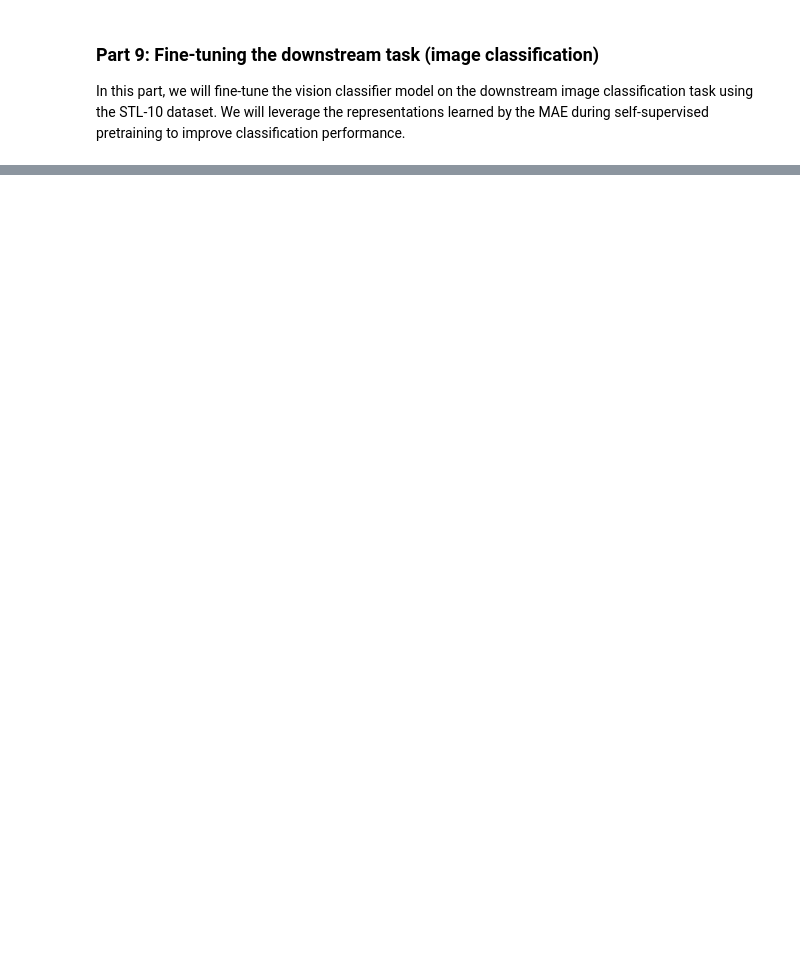
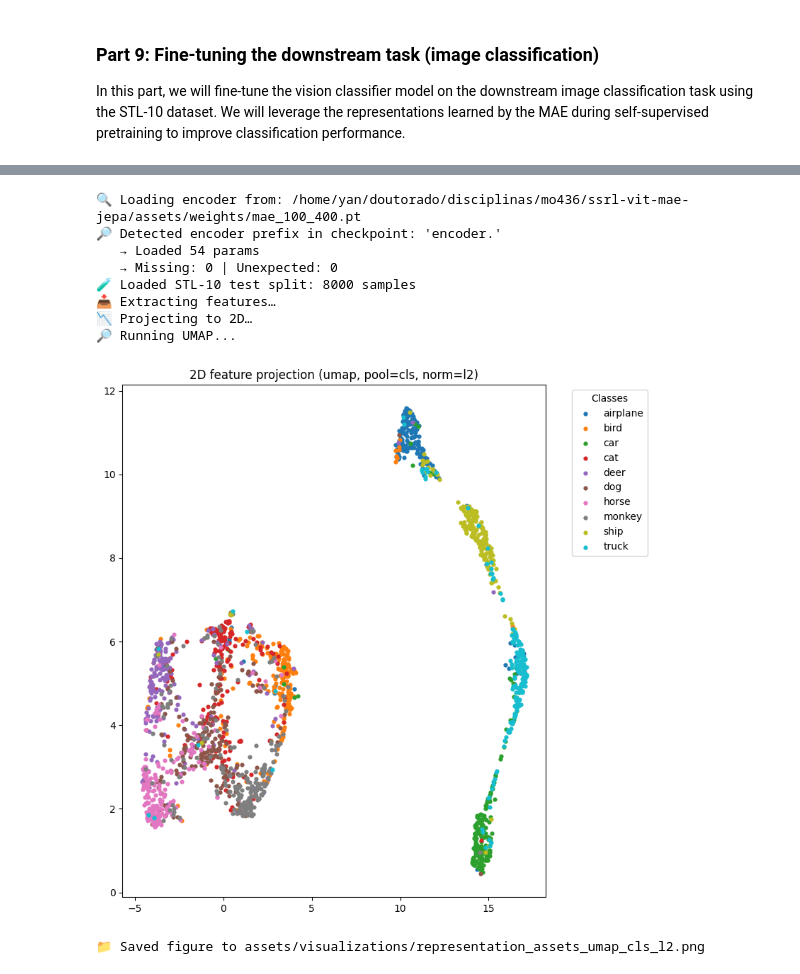
Before and after one commit to giolucasd/ssrl-vit-mae-jepa, a Jupyter notebook: notebook.ipynb, the cells around one changed output, grey strips where cells are left out. Cells and saved outputs as stored; diff of their text form; code cells hidden in the pictures; blank space fills up the shorter version.

Commit message:
feat (notebook): add downstram task and umap viz code to notebook

```diff
--- a/notebook.ipynb
+++ b/notebook.ipynb
@@ -1044,0 +1732,60 @@ In this part, we will fine-tune the vision classifier model on the downstream im
+# %%
+model_cfg = cfg["model"]
+method = "umap" # "umap" or "tsne"
+pool = "cls"  # "cls" or "mean"
+normalize = "l2"  # "none", "l2", "channel"
+max_samples = 2000
+
+device = "cuda" if torch.cuda.is_available() else "cpu"
+
+encoder = load_encoder_from_ckpt(BEST_CLASSIF_MODEL_PATH, model_cfg).to(device)
+
+dataloader = get_test_dataloader(cfg)
+class_names = dataloader.dataset.classes
+
+print("📥 Extracting features…")
+feats, labels = extract_features(
+    encoder,
+    dataloader,
+    device,
+    max_samples,
+    pool,
+    normalize,
+)
+
+print("📉 Projecting to 2D…")
+Z = project(feats, method=method)
+
+save_dir = Path("assets") / "visualizations"
+save_dir.mkdir(exist_ok=True)
+ckpt_name = Path(BEST_CLASSIF_MODEL_PATH).parent.parent.stem
+
+out_path = (
+    save_dir
+    / f"representation_{ckpt_name}_{method}_{pool}_{normalize}.png"
+)
+title_info = f"{method}, pool={pool}, norm={normalize}"
+plot_embedding(Z, labels, str(out_path), title_info, class_names)
+# Generate 10 class-vs-all plots
+for cls_id in np.unique(labels):
+    class_name = class_names[cls_id]
+    out_path = (
+        save_dir
+        / f"representation_{ckpt_name}_{method}_{pool}_{normalize}.png"
+    )
+    out_cls = (
+        save_dir
+        / f"representation_{ckpt_name}_{method}_{pool}_{normalize}_class{cls_id}.png"
+    )
+    plot_class_vs_all(Z, labels, cls_id, class_name, str(out_cls))
+# %% [output]
+🔍 Loading encoder from: /home/yan/doutorado/disciplinas/mo436/ssrl-vit-mae-jepa/assets/weights/mae_100_400.pt
+🔎 Detected encoder prefix in checkpoint: 'encoder.'
+   → Loaded 54 params
+   → Missing: 0 | Unexpected: 0
+🧪 Loaded STL-10 test split: 8000 samples
+📥 Extracting features…
+📉 Projecting to 2D…
+🔎 Running UMAP...
+[figure, added]
+📁 Saved figure to assets/visualizations/representation_assets_umap_cls_l2.png
```
Also changed, not shown: parts of 18 cells of this notebook.
